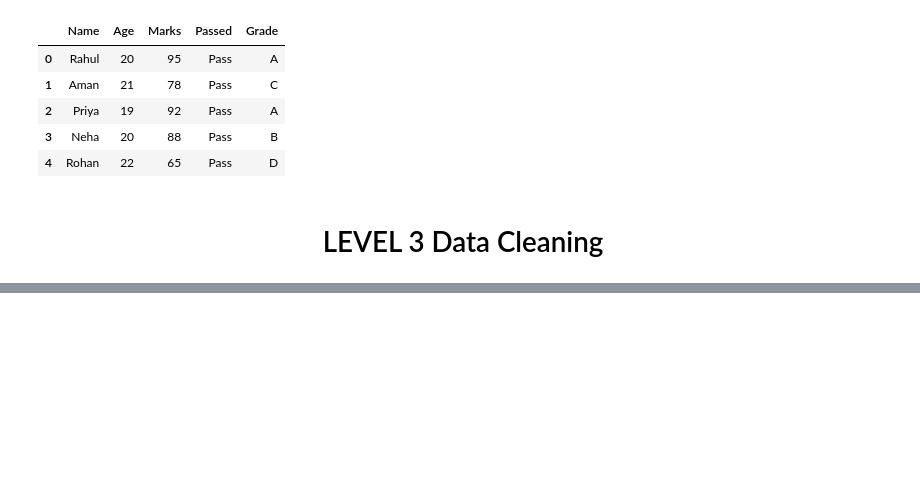
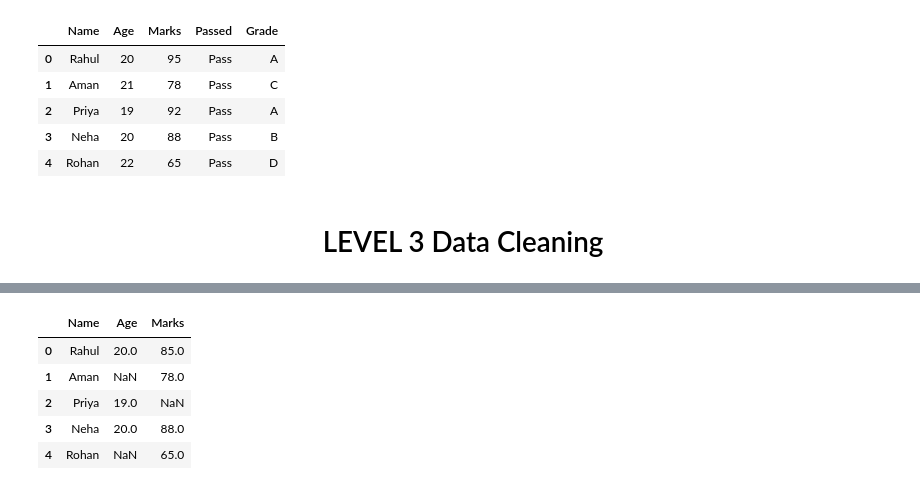
Before and after one commit to SannidhRaj/Data-Sci-Practise-Quesation, a Jupyter notebook: Pandas.ipynb, the cells around one changed output, grey strips where cells are left out. Saved outputs shown, nothing was run; the diff lists cells and outputs as text; code cells hidden in the pictures; blank space fills up the shorter version.

```diff
--- a/Pandas.ipynb
+++ b/Pandas.ipynb
@@ -429,0 +442,16 @@ df3
+# %%
+import numpy as np
+data = {
+    "Name": ["Rahul", "Aman", "Priya", "Neha", "Rohan"],
+    "Age": [20, np.nan, 19, 20, np.nan],
+    "Marks": [85, 78, np.nan, 88, 65]
+}
+df=pd.DataFrame(data)
+df
+# %% [output]
+|  | Name | Age | Marks |
+| 0 | Rahul | 20.0 | 85.0 |
+| 1 | Aman | NaN | 78.0 |
+| 2 | Priya | 19.0 | NaN |
+| 3 | Neha | 20.0 | 88.0 |
+| 4 | Rohan | NaN | 65.0 |
```
Also changed, not shown: parts of 37 cells of this notebook, 2 other files.
